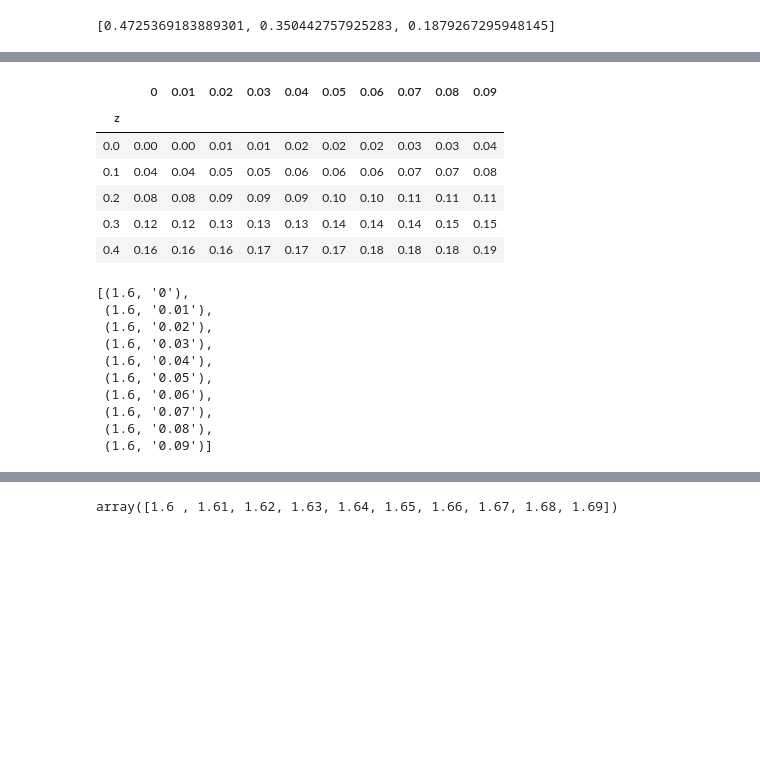
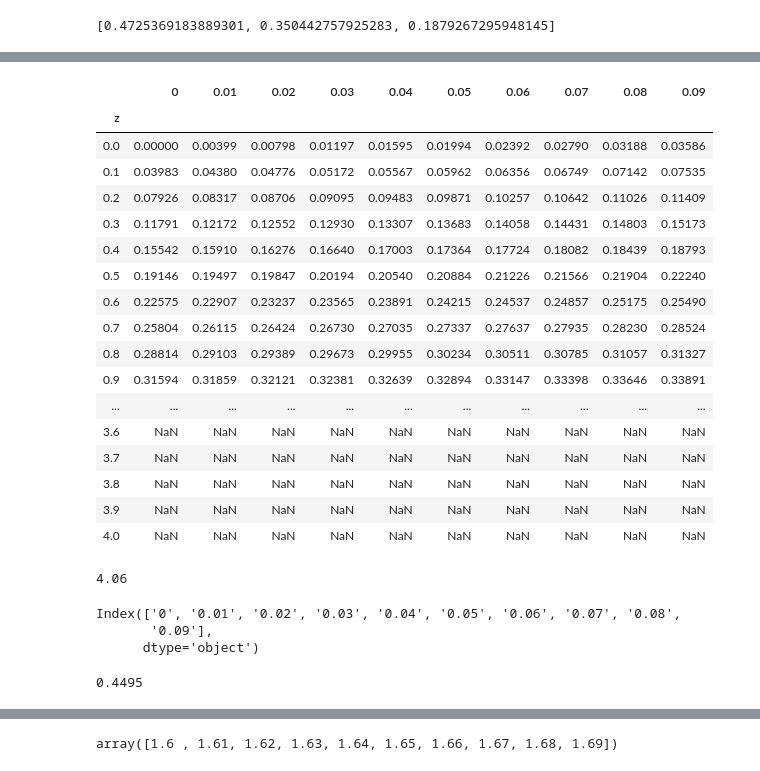
Before and after one commit to amitsanger3/frequency_distribution, a Jupyter notebook: stat2.ipynb, the cells around one changed output, grey strips where cells are left out. Cells and saved outputs as stored; diff of their text form; code cells hidden in the pictures; blank space fills up the shorter version.

```diff
--- a/stat2.ipynb
+++ b/stat2.ipynb
@@ -278,30 +364,23 @@ dfr1
-# %%
-dfr.head()
-# %% [output]
-|  | 0 | 0.01 | 0.02 | 0.03 | 0.04 | 0.05 | 0.06 | 0.07 | 0.08 | 0.09 |
-| z |  |  |  |  |  |  |  |  |  |  |
-| 0.0 | 0.00 | 0.00 | 0.01 | 0.01 | 0.02 | 0.02 | 0.02 | 0.03 | 0.03 | 0.04 |
-| 0.1 | 0.04 | 0.04 | 0.05 | 0.05 | 0.06 | 0.06 | 0.06 | 0.07 | 0.07 | 0.08 |
-| 0.2 | 0.08 | 0.08 | 0.09 | 0.09 | 0.09 | 0.10 | 0.10 | 0.11 | 0.11 | 0.11 |
-| 0.3 | 0.12 | 0.12 | 0.13 | 0.13 | 0.13 | 0.14 | 0.14 | 0.14 | 0.15 | 0.15 |
-| 0.4 | 0.16 | 0.16 | 0.16 | 0.17 | 0.17 | 0.17 | 0.18 | 0.18 | 0.18 | 0.19 |
-# %%
-l1 = []
-for i in dfr.columns:
-    sd = dfr[dfr[i]==0.05].index.tolist()
-    if len(sd)>0:
-        t = (sd[0], i)
-        l1.append(t)
-
-l1
-# %% [output]
-[(1.6, '0'),
- (1.6, '0.01'),
- (1.6, '0.02'),
- (1.6, '0.03'),
- (1.6, '0.04'),
- (1.6, '0.05'),
- (1.6, '0.06'),
- (1.6, '0.07'),
- (1.6, '0.08'),
- (1.6, '0.09')]
+# %%
+df1 = df_file[df_file < 0.90/2]
+# %%
+df1
+# %% [output]
+|  | 0 | 0.01 | 0.02 | 0.03 | 0.04 | 0.05 | 0.06 | 0.07 | 0.08 | 0.09 |
+| z |  |  |  |  |  |  |  |  |  |  |
+| 0.0 | 0.00000 | 0.00399 | 0.00798 | 0.01197 | 0.01595 | 0.01994 | 0.02392 | 0.02790 | 0.03188 | 0.03586 |
+| 0.1 | 0.03983 | 0.04380 | 0.04776 | 0.05172 | 0.05567 | 0.05962 | 0.06356 | 0.06749 | 0.07142 | 0.07535 |
+| 0.2 | 0.07926 | 0.08317 | 0.08706 | 0.09095 | 0.09483 | 0.09871 | 0.10257 | 0.10642 | 0.11026 | 0.11409 |
+| 0.3 | 0.11791 | 0.12172 | 0.12552 | 0.12930 | 0.13307 | 0.13683 | 0.14058 | 0.14431 | 0.14803 | 0.15173 |
+| 0.4 | 0.15542 | 0.15910 | 0.16276 | 0.16640 | 0.17003 | 0.17364 | 0.17724 | 0.18082 | 0.18439 | 0.18793 |
+| 0.5 | 0.19146 | 0.19497 | 0.19847 | 0.20194 | 0.20540 | 0.20884 | 0.21226 | 0.21566 | 0.21904 | 0.22240 |
+| 0.6 | 0.22575 | 0.22907 | 0.23237 | 0.23565 | 0.23891 | 0.24215 | 0.24537 | 0.24857 | 0.25175 | 0.25490 |
+| 0.7 | 0.25804 | 0.26115 | 0.26424 | 0.26730 | 0.27035 | 0.27337 | 0.27637 | 0.27935 | 0.28230 | 0.28524 |
+| 0.8 | 0.28814 | 0.29103 | 0.29389 | 0.29673 | 0.29955 | 0.30234 | 0.30511 | 0.30785 | 0.31057 | 0.31327 |
+| 0.9 | 0.31594 | 0.31859 | 0.32121 | 0.32381 | 0.32639 | 0.32894 | 0.33147 | 0.33398 | 0.33646 | 0.33891 |
+| ... | ... | ... | ... | ... | ... | ... | ... | ... | ... | ... |
+| 3.6 | NaN | NaN | NaN | NaN | NaN | NaN | NaN | NaN | NaN | NaN |
+| 3.7 | NaN | NaN | NaN | NaN | NaN | NaN | NaN | NaN | NaN | NaN |
+| 3.8 | NaN | NaN | NaN | NaN | NaN | NaN | NaN | NaN | NaN | NaN |
+| 3.9 | NaN | NaN | NaN | NaN | NaN | NaN | NaN | NaN | NaN | NaN |
+| 4.0 | NaN | NaN | NaN | NaN | NaN | NaN | NaN | NaN | NaN | NaN |
@@ -307,0 +402,14 @@ l1
+# %%
+z_number(0.5)
+# %% [output]
+4.06
+# %%
+df1.columns
+# %% [output]
+Index(['0', '0.01', '0.02', '0.03', '0.04', '0.05', '0.06', '0.07', '0.08',
+       '0.09'],
+      dtype='object')
+# %%
+df1['0.04'].max()
+# %% [output]
+0.4495
```
Also changed, not shown: parts of 37 cells of this notebook.
